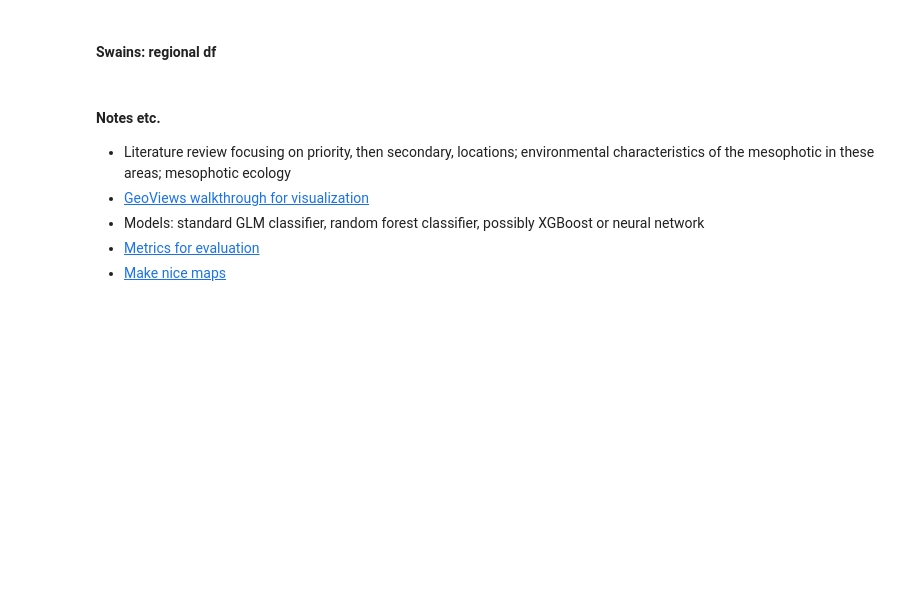
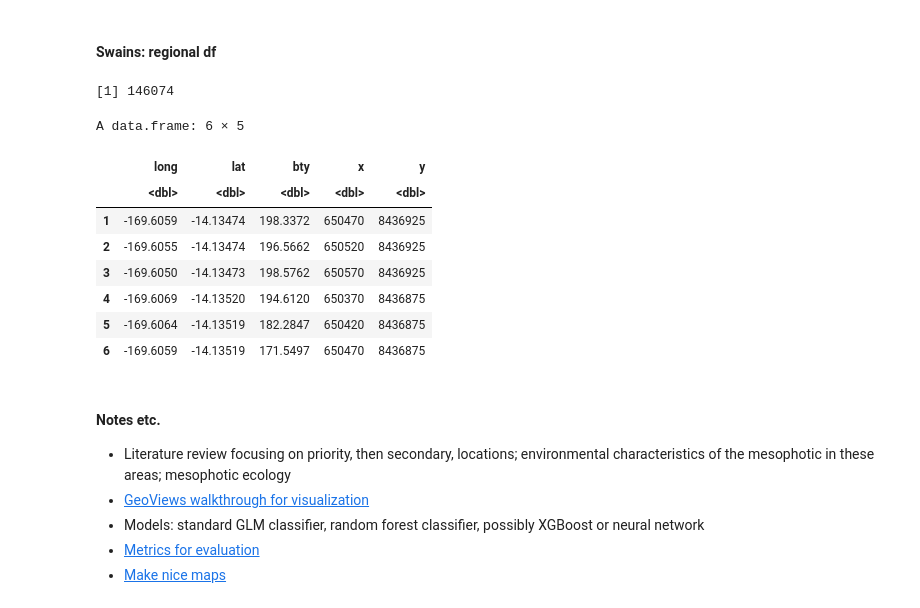
Before and after one commit to lindsayveazey/samoa-corals, a Jupyter notebook: data_wrangling.ipynb, the cells around one changed output. Cells and saved outputs as stored; diff of their text form; code cells hidden in the pictures; blank space fills up the shorter version.

```diff
--- a/data_wrangling.ipynb
+++ b/data_wrangling.ipynb
@@ -3333,0 +3397,26 @@ write.csv(swains_bty_pts_df, 'C:/Users/linds/OneDrive/Documents/samoa_corals_dat
+# %%
+# Bug is causing me to run these lines individually
+
+#oo$depth <- NULL
+#tut$tut_dbmb <- NULL
+#tau$tau_dbmb_mos <- NULL
+#rose$rose_5m_dbmb <- NULL
+swains$swa_dbmb_5m <- NULL
+# %%
+tmp1=rbind(oo,tut)
+tmp2=rbind(tmp1,tau)
+tmp3=rbind(tmp2, rose)
+tmp4=rbind(tmp3,swains)
+nrow(tmp4)
+head(tmp4)
+# %% [output]
+[1] 146074
+A data.frame: 6 × 5
+|  | long | lat | bty | x | y |
+|  | <dbl> | <dbl> | <dbl> | <dbl> | <dbl> |
+| 1 | -169.6059 | -14.13474 | 198.3372 | 650470 | 8436925 |
+| 2 | -169.6055 | -14.13474 | 196.5662 | 650520 | 8436925 |
+| 3 | -169.6050 | -14.13473 | 198.5762 | 650570 | 8436925 |
+| 4 | -169.6069 | -14.13520 | 194.6120 | 650370 | 8436875 |
+| 5 | -169.6064 | -14.13519 | 182.2847 | 650420 | 8436875 |
+| 6 | -169.6059 | -14.13519 | 171.5497 | 650470 | 8436875 |
```
Also changed, not shown: parts of 6 cells of this notebook, 2 other files.
